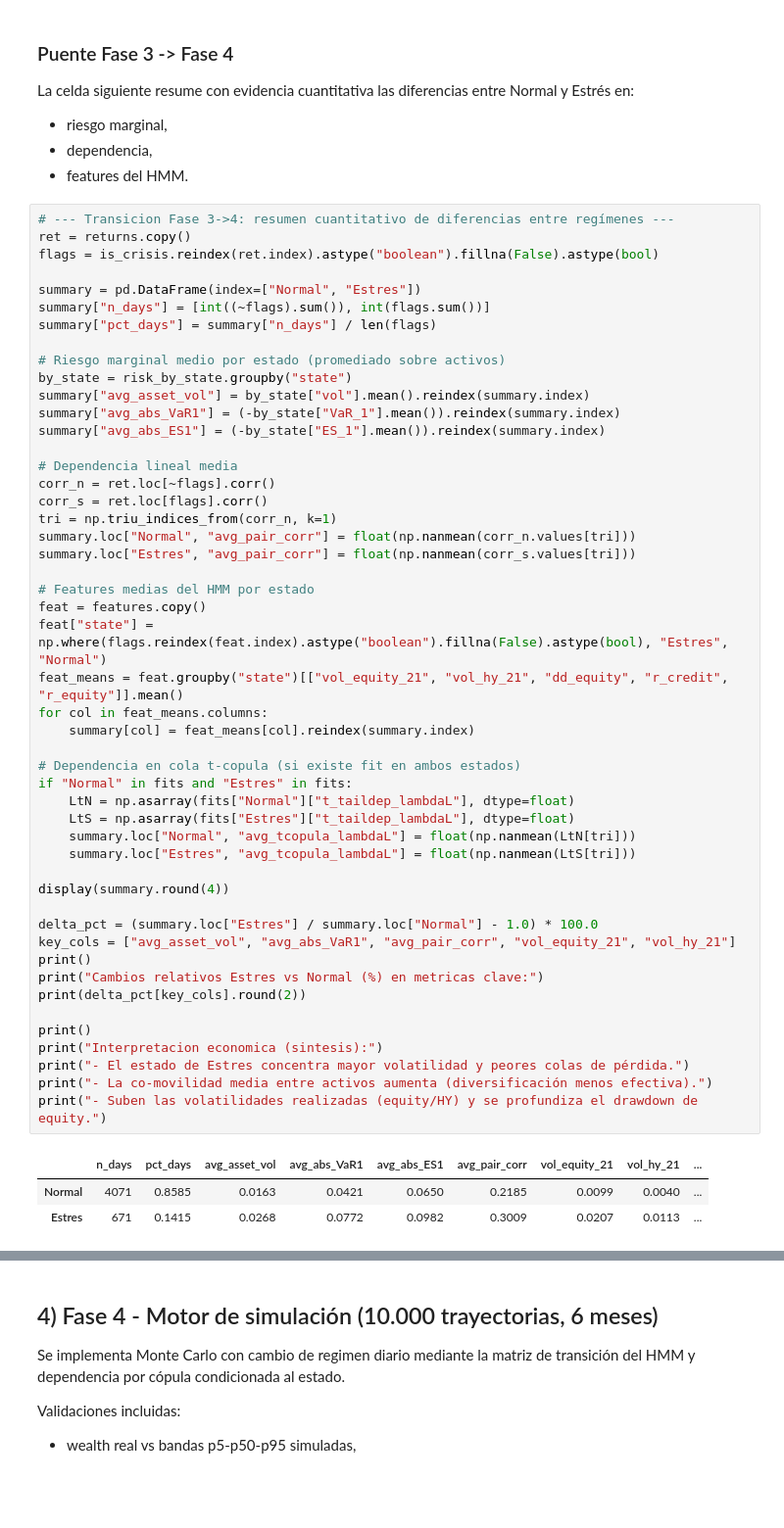
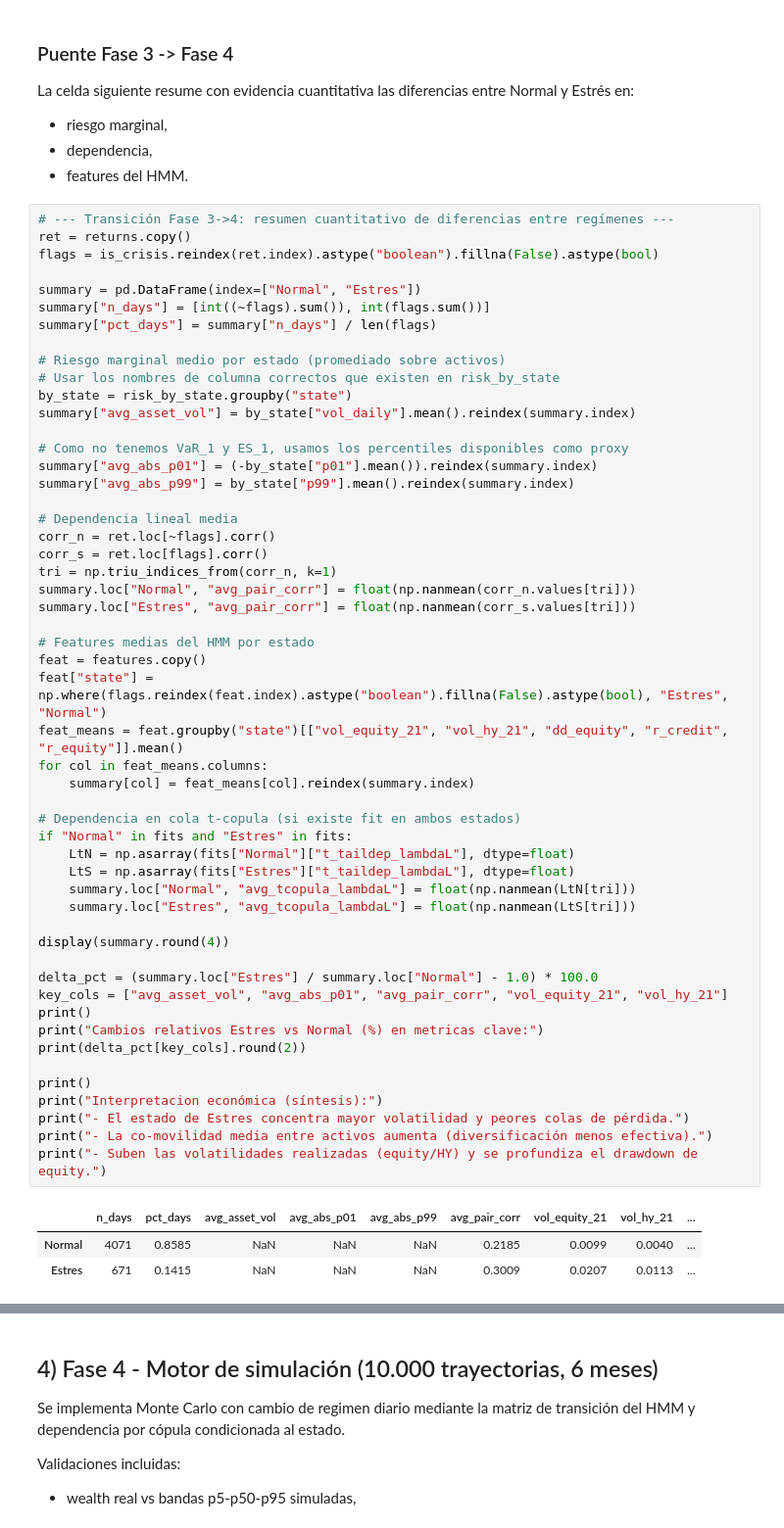
Before and after one commit to rodovilllapa210/29--30-y-31-enero.-Gesti-n-De-Riesgos-Financieros.-Francisco-P-rez--lvaro-Ar-valo-20260129, a Jupyter notebook: Taller_Riesgos_HMM_Copulasv2_main.ipynb, the cells around one changed output, grey strips where cells are left out. Shown at 98% size. Saved outputs shown, nothing was run; the diff lists cells and outputs as text; blank space fills up the shorter version.

```diff
--- a/Taller_Riesgos_HMM_Copulasv2_main.ipynb
+++ b/Taller_Riesgos_HMM_Copulasv2_main.ipynb
@@ -2366,7 +2518,7 @@ La celda siguiente resume con evidencia cuantitativa las diferencias entre Norma
 - dependencia,
 - features del HMM.
 # %%
-# --- Transicion Fase 3->4: resumen cuantitativo de diferencias entre regímenes ---
+# --- Transición Fase 3->4: resumen cuantitativo de diferencias entre regímenes ---
 ret = returns.copy()
 flags = is_crisis.reindex(ret.index).astype("boolean").fillna(False).astype(bool)
 
@@ -2375,10 +2527,13 @@ summary["n_days"] = [int((~flags).sum()), int(flags.sum())]
 summary["pct_days"] = summary["n_days"] / len(flags)
 
 # Riesgo marginal medio por estado (promediado sobre activos)
+# Usar los nombres de columna correctos que existen en risk_by_state
 by_state = risk_by_state.groupby("state")
-summary["avg_asset_vol"] = by_state["vol"].mean().reindex(summary.index)
-summary["avg_abs_VaR1"] = (-by_state["VaR_1"].mean()).reindex(summary.index)
-summary["avg_abs_ES1"] = (-by_state["ES_1"].mean()).reindex(summary.index)
+summary["avg_asset_vol"] = by_state["vol_daily"].mean().reindex(summary.index)
+
+# Como no tenemos VaR_1 y ES_1, usamos los percentiles disponibles como proxy
+summary["avg_abs_p01"] = (-by_state["p01"].mean()).reindex(summary.index)
+summary["avg_abs_p99"] = by_state["p99"].mean().reindex(summary.index)
 
 # Dependencia lineal media
 corr_n = ret.loc[~flags].corr()
@@ -2386,36 +2541,36 @@ corr_s = ret.loc[flags].corr()
 tri = np.triu_indices_from(corr_n, k=1)
 summary.loc["Normal", "avg_pair_corr"] = float(np.nanmean(corr_n.values[tri]))
 summary.loc["Estres", "avg_pair_corr"] = float(np.nanmean(corr_s.values[tri]))
 
 # Features medias del HMM por estado
 feat = features.copy()
 feat["state"] = np.where(flags.reindex(feat.index).astype("boolean").fillna(False).astype(bool), "Estres", "Normal")
 feat_means = feat.groupby("state")[["vol_equity_21", "vol_hy_21", "dd_equity", "r_credit", "r_equity"]].mean()
 for col in feat_means.columns:
     summary[col] = feat_means[col].reindex(summary.index)
 
 # Dependencia en cola t-copula (si existe fit en ambos estados)
 if "Normal" in fits and "Estres" in fits:
     LtN = np.asarray(fits["Normal"]["t_taildep_lambdaL"], dtype=float)
     LtS = np.asarray(fits["Estres"]["t_taildep_lambdaL"], dtype=float)
     summary.loc["Normal", "avg_tcopula_lambdaL"] = float(np.nanmean(LtN[tri]))
     summary.loc["Estres", "avg_tcopula_lambdaL"] = float(np.nanmean(LtS[tri]))
 
 display(summary.round(4))
 
 delta_pct = (summary.loc["Estres"] / summary.loc["Normal"] - 1.0) * 100.0
-key_cols = ["avg_asset_vol", "avg_abs_VaR1", "avg_pair_corr", "vol_equity_21", "vol_hy_21"]
+key_cols = ["avg_asset_vol", "avg_abs_p01", "avg_pair_corr", "vol_equity_21", "vol_hy_21"]
 print()
 print("Cambios relativos Estres vs Normal (%) en metricas clave:")
 print(delta_pct[key_cols].round(2))
 
 print()
-print("Interpretacion economica (sintesis):")
+print("Interpretacion económica (síntesis):")
 print("- El estado de Estres concentra mayor volatilidad y peores colas de pérdida.")
 print("- La co-movilidad media entre activos aumenta (diversificación menos efectiva).")
 print("- Suben las volatilidades realizadas (equity/HY) y se profundiza el drawdown de equity.")
 # %% [output]
-|  | n_days | pct_days | avg_asset_vol | avg_abs_VaR1 | avg_abs_ES1 | avg_pair_corr | vol_equity_21 | vol_hy_21 | ... |
-| Normal | 4071 | 0.8585 | 0.0163 | 0.0421 | 0.0650 | 0.2185 | 0.0099 | 0.0040 | ... |
-| Estres | 671 | 0.1415 | 0.0268 | 0.0772 | 0.0982 | 0.3009 | 0.0207 | 0.0113 | ... |
+|  | n_days | pct_days | avg_asset_vol | avg_abs_p01 | avg_abs_p99 | avg_pair_corr | vol_equity_21 | vol_hy_21 | ... |
+| Normal | 4071 | 0.8585 | NaN | NaN | NaN | 0.2185 | 0.0099 | 0.0040 | ... |
+| Estres | 671 | 0.1415 | NaN | NaN | NaN | 0.3009 | 0.0207 | 0.0113 | ... |
 Cambios relativos Estres vs Normal (%) en metricas clave:
```
Also changed, not shown: parts of 15 cells of this notebook.
